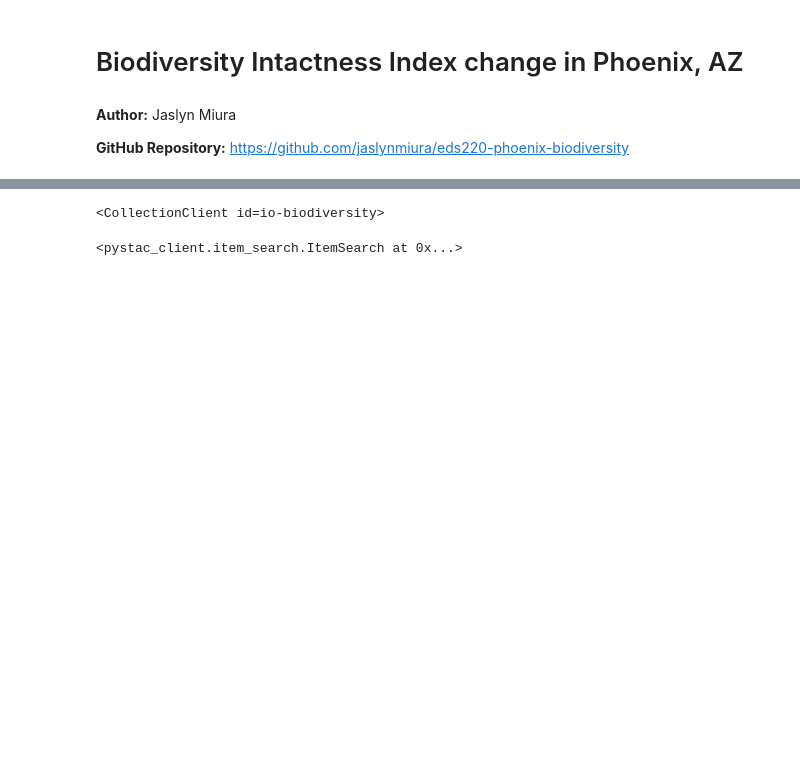
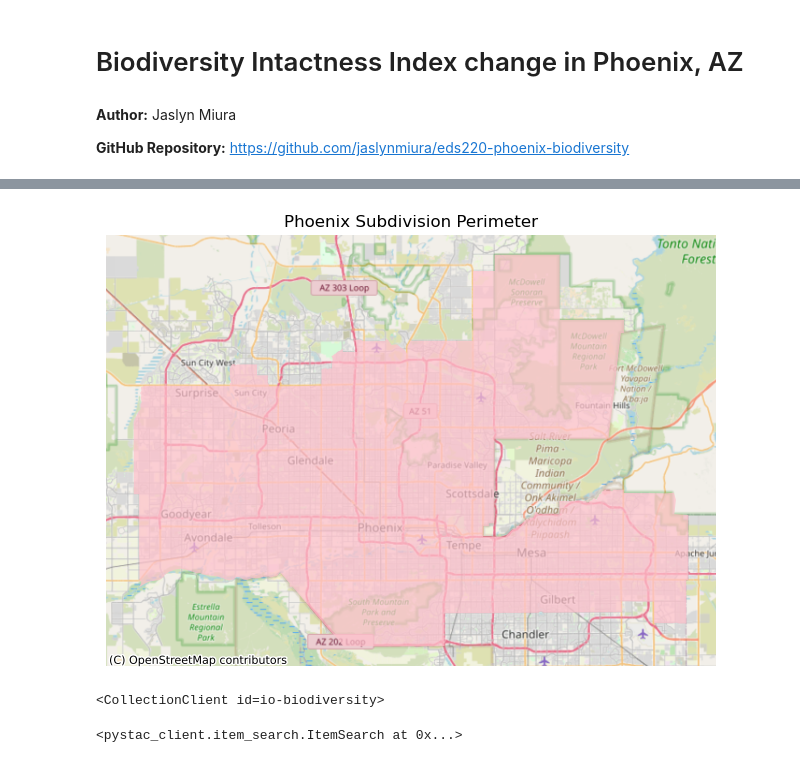
Before and after one commit to jaslynmiura/eds220-phoenix-biodiversity, a Jupyter notebook: final-task2-phoenix-biodiversity-MIURA.ipynb, the cells around one changed output, grey strips where cells are left out. Saved outputs shown, nothing was run; the diff lists cells and outputs as text; code cells hidden in the pictures; blank space fills up the shorter version.

```diff
--- a/final-task2-phoenix-biodiversity-MIURA.ipynb
+++ b/final-task2-phoenix-biodiversity-MIURA.ipynb
@@ -49,0 +46,5 @@ catalog = Client.open(
+# %%
+# Read in Arizona data
+arizona = gpd.read_file(os.path.join('data',
+                                             'tl_2020_04_cousub',
+                                             'tl_2020_04_cousub.shp'))
@@ -49,0 +99,23 @@ catalog = Client.open(
+# %%
+# Use the 'NAME' column to filter our data to just the Phoenix county.
+phoenix = arizona[arizona['NAME'] == "Phoenix"]
+# %%
+# Create a map of the Phoenix subdivision with a basemap.
+fig, ax = plt.subplots()
+
+phoenix.plot(ax=ax,
+             alpha=0.7,
+             color='pink')
+
+# Add basemap using contextily
+ctx.add_basemap(ax, source=ctx.providers.OpenStreetMap.Mapnik,
+                crs=phoenix.crs)
+
+ax.axis('off')
+
+ax.set_title('Phoenix Subdivision Perimeter')
+
+plt.tight_layout()
+plt.show()
+# %% [output]
+[figure, added]
```
Also changed, not shown: parts of 13 cells of this notebook.
